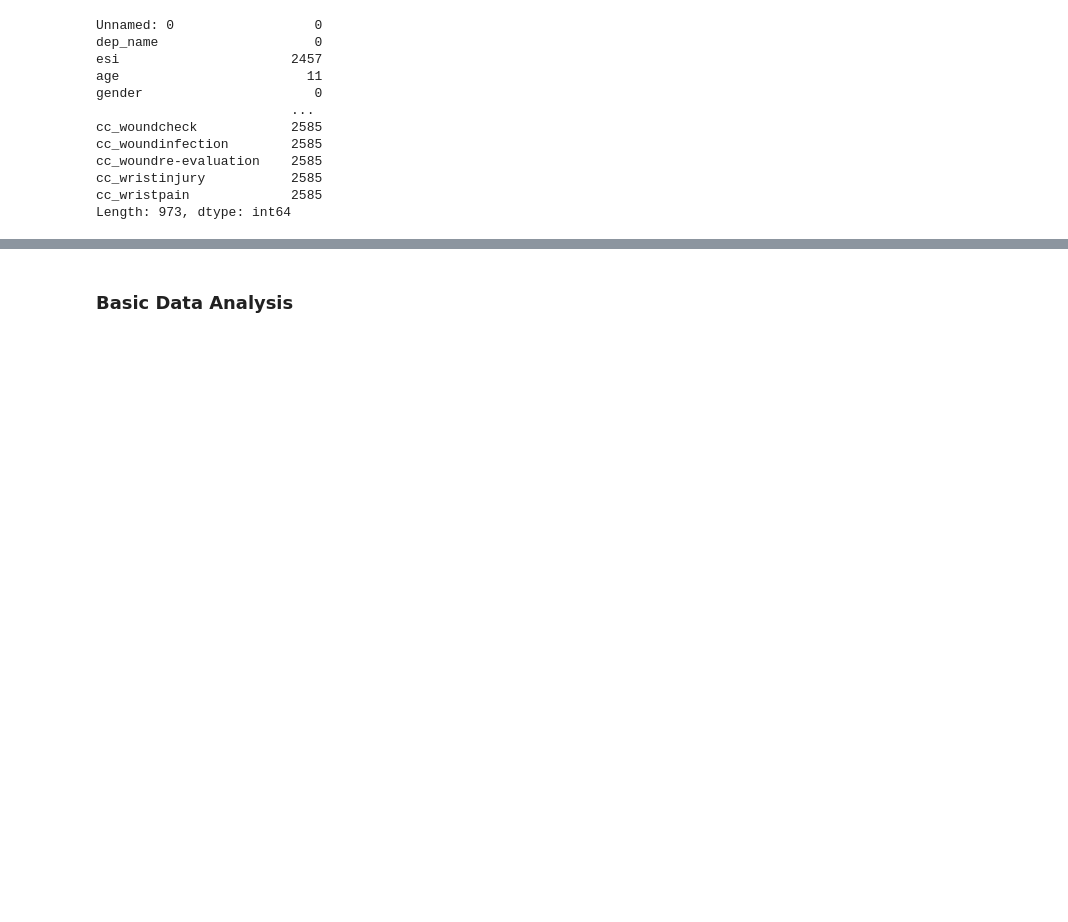
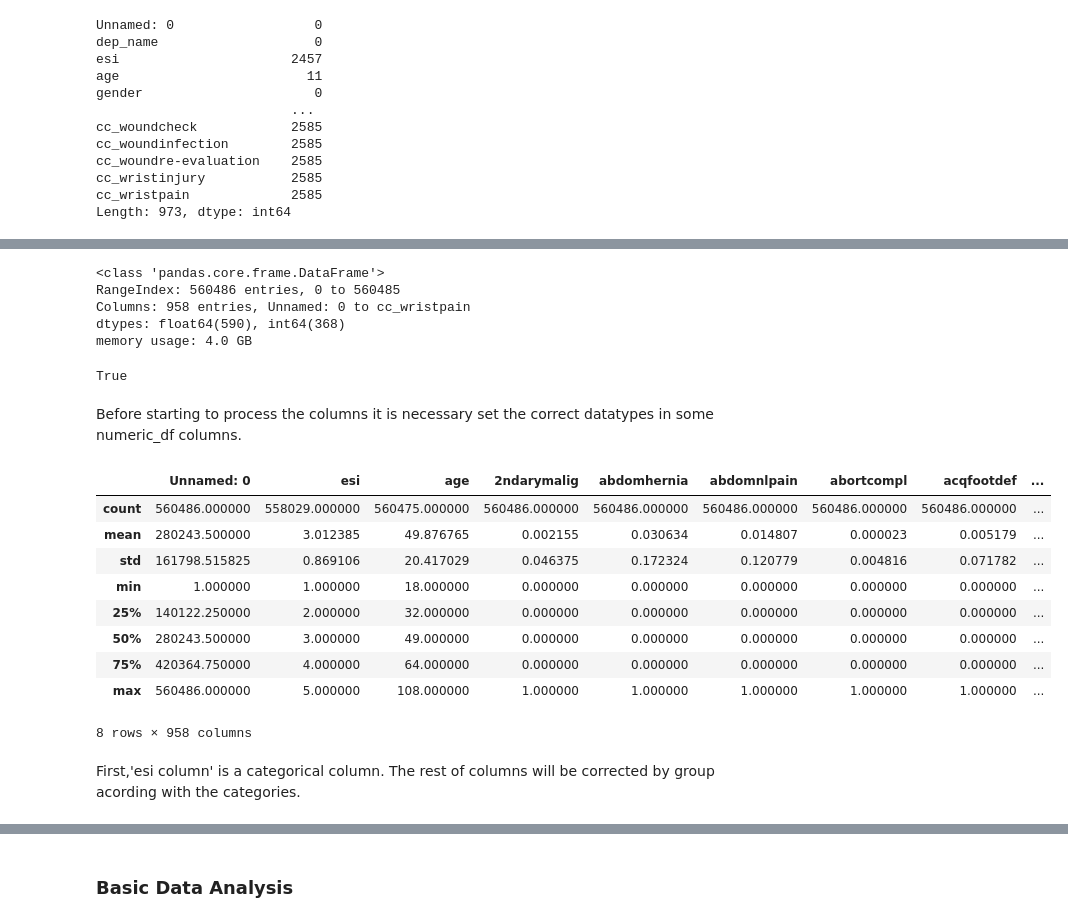
Before and after one commit to CarolMargeth/admission_prediction_project, a Jupyter notebook: Predicting_hospital_admission_at_emergency_department_triage.ipynb, the cells around one changed output, grey strips where cells are left out. Cells and saved outputs as stored; diff of their text form; code cells hidden in the pictures; blank space fills up the shorter version.

```diff
--- a/Predicting_hospital_admission_at_emergency_department_triage.ipynb
+++ b/Predicting_hospital_admission_at_emergency_department_triage.ipynb
@@ -302,0 +393,32 @@ There is not a single approach to imputation that you can take that applies to a
+# %%
+numeric_df = df.select_dtypes('number').copy()
+# %%
+numeric_df.info()
+# %% [output]
+<class 'pandas.core.frame.DataFrame'>
+RangeIndex: 560486 entries, 0 to 560485
+Columns: 958 entries, Unnamed: 0 to cc_wristpain
+dtypes: float64(590), int64(368)
+memory usage: 4.0 GB
+# %%
+#sanity check that we have all the columns
+df.shape[1] == numeric_df.shape[1] + categorical_df.shape[1]
+# %% [output]
+True
+# %% [markdown]
+Before starting to process the columns it is necessary set the correct datatypes in some numeric_df columns.
+# %%
+numeric_df.describe()
+# %% [output]
+|  | Unnamed: 0 | esi | age | 2ndarymalig | abdomhernia | abdomnlpain | abortcompl | acqfootdef | ... |
+| count | 560486.000000 | 558029.000000 | 560475.000000 | 560486.000000 | 560486.000000 | 560486.000000 | 560486.000000 | 560486.000000 | ... |
+| mean | 280243.500000 | 3.012385 | 49.876765 | 0.002155 | 0.030634 | 0.014807 | 0.000023 | 0.005179 | ... |
+| std | 161798.515825 | 0.869106 | 20.417029 | 0.046375 | 0.172324 | 0.120779 | 0.004816 | 0.071782 | ... |
+| min | 1.000000 | 1.000000 | 18.000000 | 0.000000 | 0.000000 | 0.000000 | 0.000000 | 0.000000 | ... |
+| 25% | 140122.250000 | 2.000000 | 32.000000 | 0.000000 | 0.000000 | 0.000000 | 0.000000 | 0.000000 | ... |
+| 50% | 280243.500000 | 3.000000 | 49.000000 | 0.000000 | 0.000000 | 0.000000 | 0.000000 | 0.000000 | ... |
+| 75% | 420364.750000 | 4.000000 | 64.000000 | 0.000000 | 0.000000 | 0.000000 | 0.000000 | 0.000000 | ... |
+| max | 560486.000000 | 5.000000 | 108.000000 | 1.000000 | 1.000000 | 1.000000 | 1.000000 | 1.000000 | ... |
+8 rows × 958 columns
+# %% [markdown]
+First,'esi column' is a categorical column. The rest of columns will be corrected by group acording with the categories.
```
Also changed, not shown: parts of 110 cells of this notebook, 2 other files.
